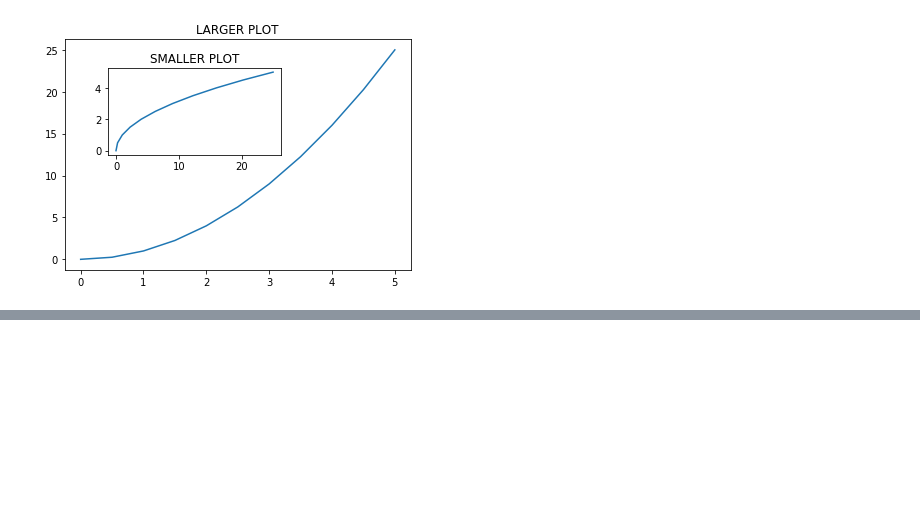
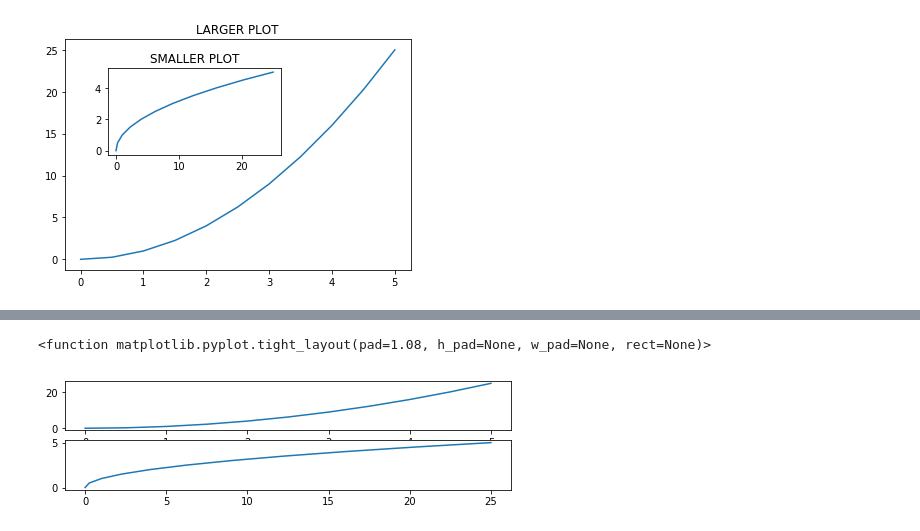
Before and after one commit to tonytang0114/PythonForFinanceAnalysisUdemy, a Jupyter notebook: Matplotlib Basics 1.ipynb, the cells around one changed output, grey strips where cells are left out. Cells and saved outputs as stored; diff of their text form; code cells hidden in the pictures; blank space fills up the shorter version.

```diff
--- a/Matplotlib Basics 1.ipynb
+++ b/Matplotlib Basics 1.ipynb
@@ -51,0 +74,9 @@ Text(0.5, 1.0, 'SMALLER PLOT')
+# %%
+fig,axes = plt.subplots(nrows=2,ncols=1,figsize=(8,2))
+
+axes[0].plot(x,y)
+axes[1].plot(y,x)
+plt.tight_layout
+# %% [output]
+<function matplotlib.pyplot.tight_layout(pad=1.08, h_pad=None, w_pad=None, rect=None)>
+[figure, added]
```
Also changed, not shown: parts of 13 cells of this notebook, 6 other files.
